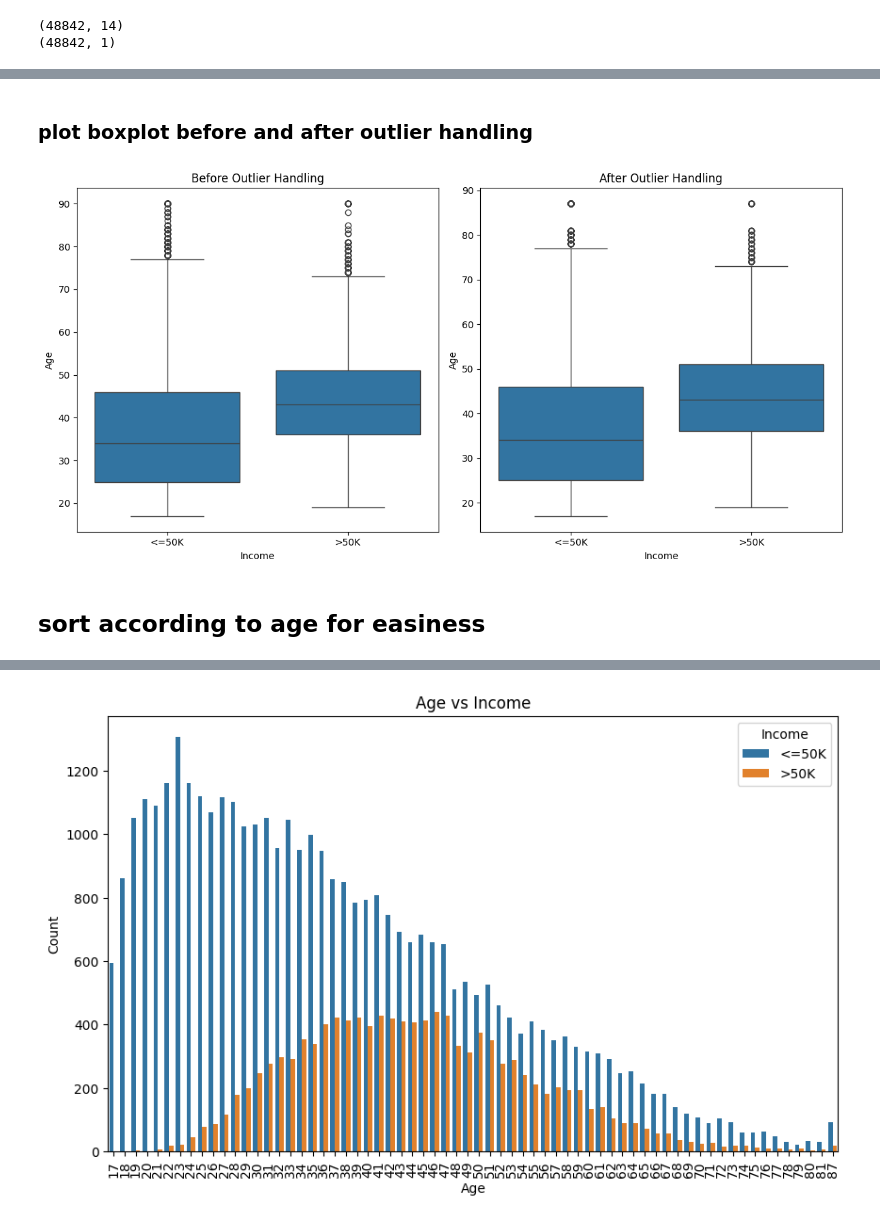
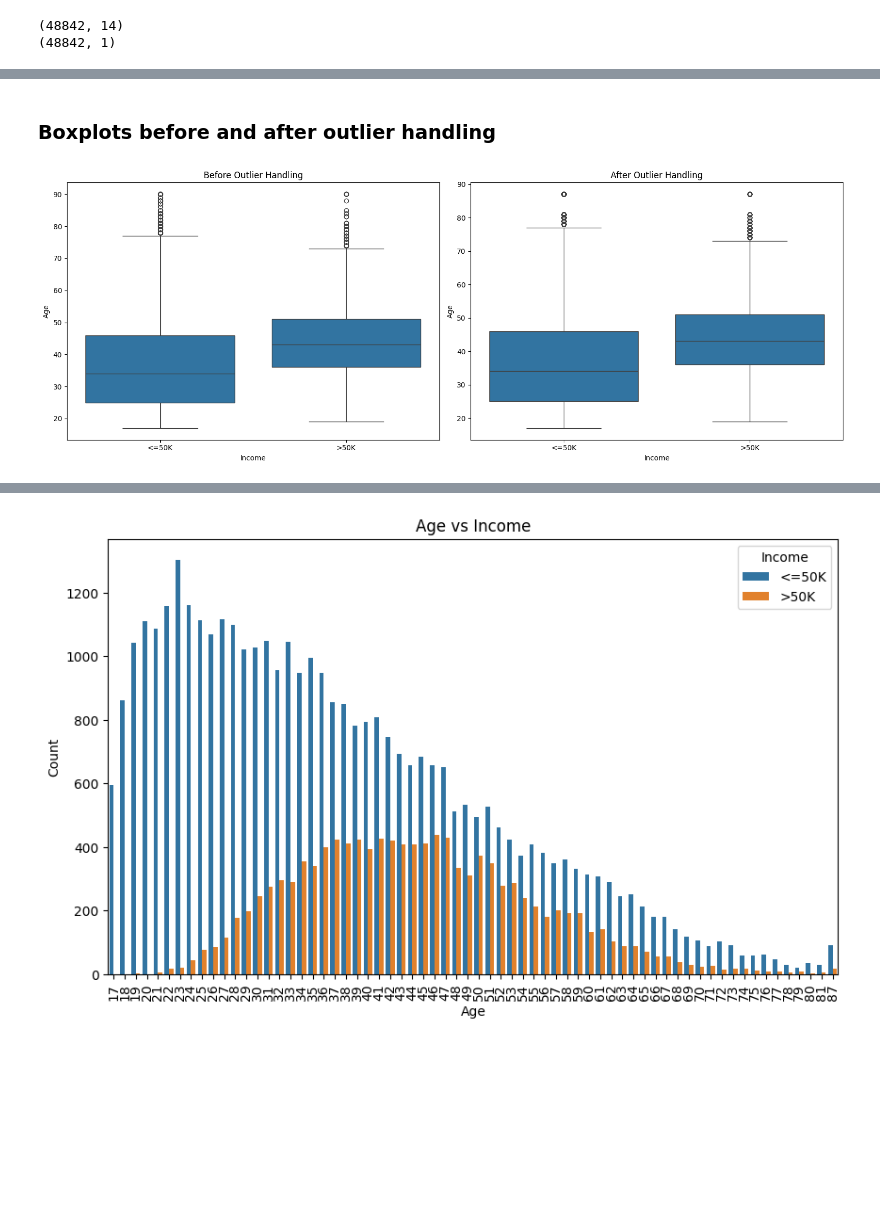
Before and after one commit to ThiseniSenethma/Prediction-of-income-per-year-based-on-Census-Data-with-Na-ve-Bayes-and-Random-Forest-Classification, a Jupyter notebook: ML_cw.ipynb, the cells around one changed output, grey strips where cells are left out. Cells and saved outputs as stored; diff of their text form; code cells hidden in the pictures; blank space fills up the shorter version.

```diff
--- a/ML_cw.ipynb
+++ b/ML_cw.ipynb
@@ -381,0 +211,3 @@ Unique values for income:
+# %%
+# Fill NaN values in 'workclass' column with 'unknown'
+merged_data['workclass'].fillna('unknown', inplace=True)
@@ -381,0 +235,3 @@ Unique values for income:
+# %%
+# Fill NaN values in 'occupation' column with 'unknown'
+merged_data['occupation'].fillna('unknown', inplace=True)
@@ -381,0 +265,3 @@ Unique values for income:
+# %%
+# Fill NaN values in 'native-country' column with 'unknown'
+merged_data['native-country'].fillna('unknown', inplace=True)
@@ -381,0 +346,2 @@ Unique values for income:
+# %%
+merged_data = merged_data.drop_duplicates()
@@ -441,24 +438,19 @@ plt.show()
 # %% [markdown]
-### plot boxplot before and after outlier handling
+### Boxplots before and after outlier handling
 # %%
-# Create subplots with 1 row and 2 columns
-fig, axes = plt.subplots(1, 2, figsize=(12, 6))
+fig, axes = plt.subplots(1, 2, figsize=(16, 6))
 
-# Plot Age vs Income using a box plot before handling outliers
-sns.boxplot(x=y.columns[0], y=X.columns[0], data=pd.concat([X, y], axis=1), ax=axes[0])
+sns.boxplot(x='income', y='age', data=before_data, ax=axes[0])
 axes[0].set_title('Before Outlier Handling')
 axes[0].set_xlabel('Income')
 axes[0].set_ylabel('Age')
 
-# Plot Age vs Income using a box plot after handling outliers
-sns.boxplot(x=y.columns[0], y='age', data=merged_data, ax=axes[1])
+sns.boxplot(x='income', y='age', data=merged_data, ax=axes[1])
 axes[1].set_title('After Outlier Handling')
 axes[1].set_xlabel('Income')
 axes[1].set_ylabel('Age')
 
 plt.tight_layout()
 plt.show()
 # %% [output]
-[figure, old version]
+[figure, new version]
-# %% [markdown]
-## sort according to age for easiness
```
Also changed, not shown: parts of 163 cells of this notebook.
